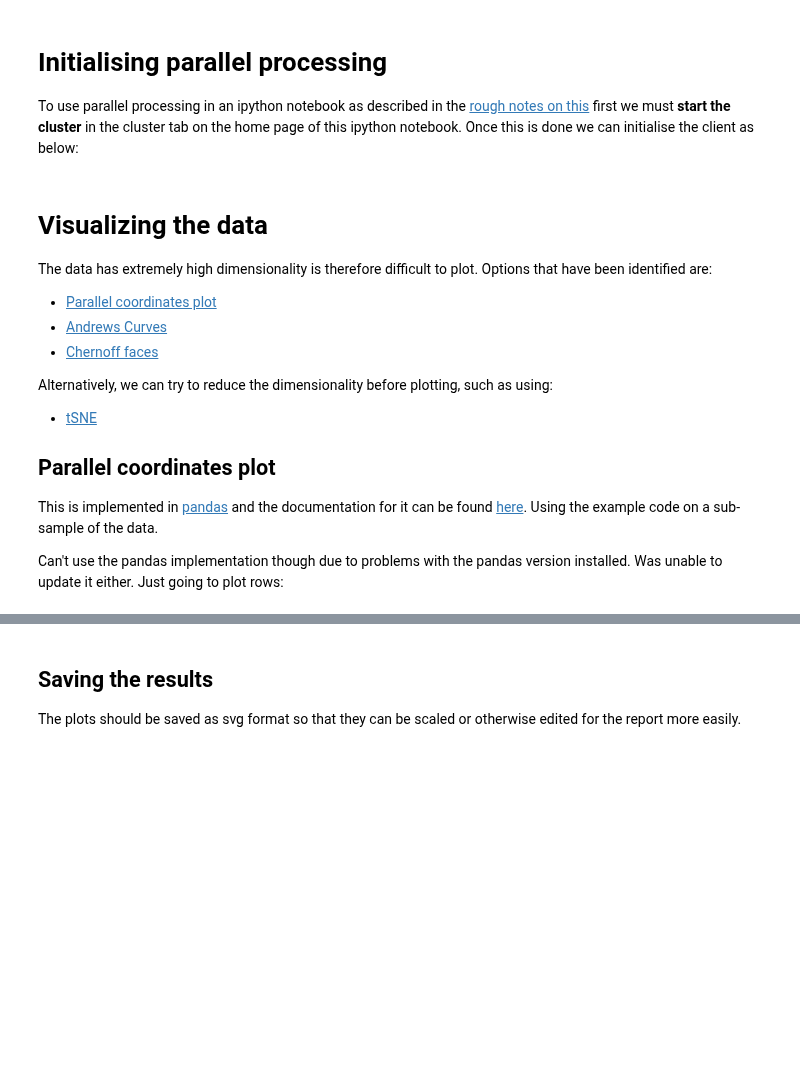
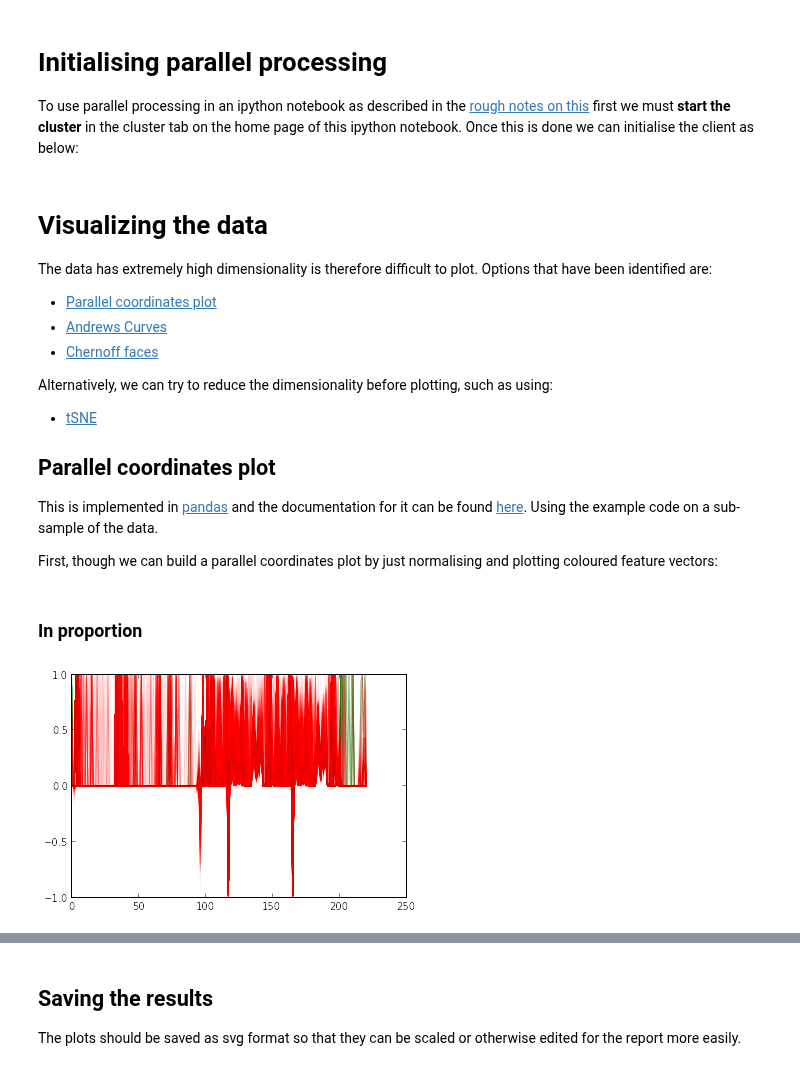
Before and after one commit to gngdb/opencast-bio, a Jupyter notebook: notebooks/Classifier Training.ipynb, the cells around one changed output, grey strips where cells are left out. Saved outputs shown, nothing was run; the diff lists cells and outputs as text; code cells hidden in the pictures; blank space fills up the shorter version.

```diff
--- a/notebooks/Classifier Training.ipynb
+++ b/notebooks/Classifier Training.ipynb
@@ -104,9 +104,7 @@ Alternatively, we can try to reduce the dimensionality before plotting, such as
 This is implemented in [pandas][] and the documentation for it can be found [here][pcpandas].
 Using the example code on a sub-sample of the data.
 
-Can't use the pandas implementation though due to problems with the pandas version installed.
-Was unable to update it either.
-Just going to plot rows:
+First, though we can build a parallel coordinates plot by just normalising and plotting coloured feature vectors:
 
 [parcor]: http://en.wikipedia.org/wiki/Parallel_coordinates
 [ac]: http://en.wikipedia.org/wiki/Andrews_plot
@@ -117,2 +119,15 @@ Just going to plot rows:
 # %%
 maxes = amax(abs(X),axis=0) + 1e-14
+# %% [markdown]
+### In proportion
+# %%
+for rowi in rowindexes:
+    #normalise row values
+    row = X[rowi,:]/(maxes)
+    #then just plot it
+    if y[rowi] > 0.5:
+        plot(row,color='green',alpha=0.5)
+    else:
+        plot(row,color='red',alpha=0.05)
+# %% [output]
+[figure, added]
```
Also changed, not shown: parts of 16 cells of this notebook.
